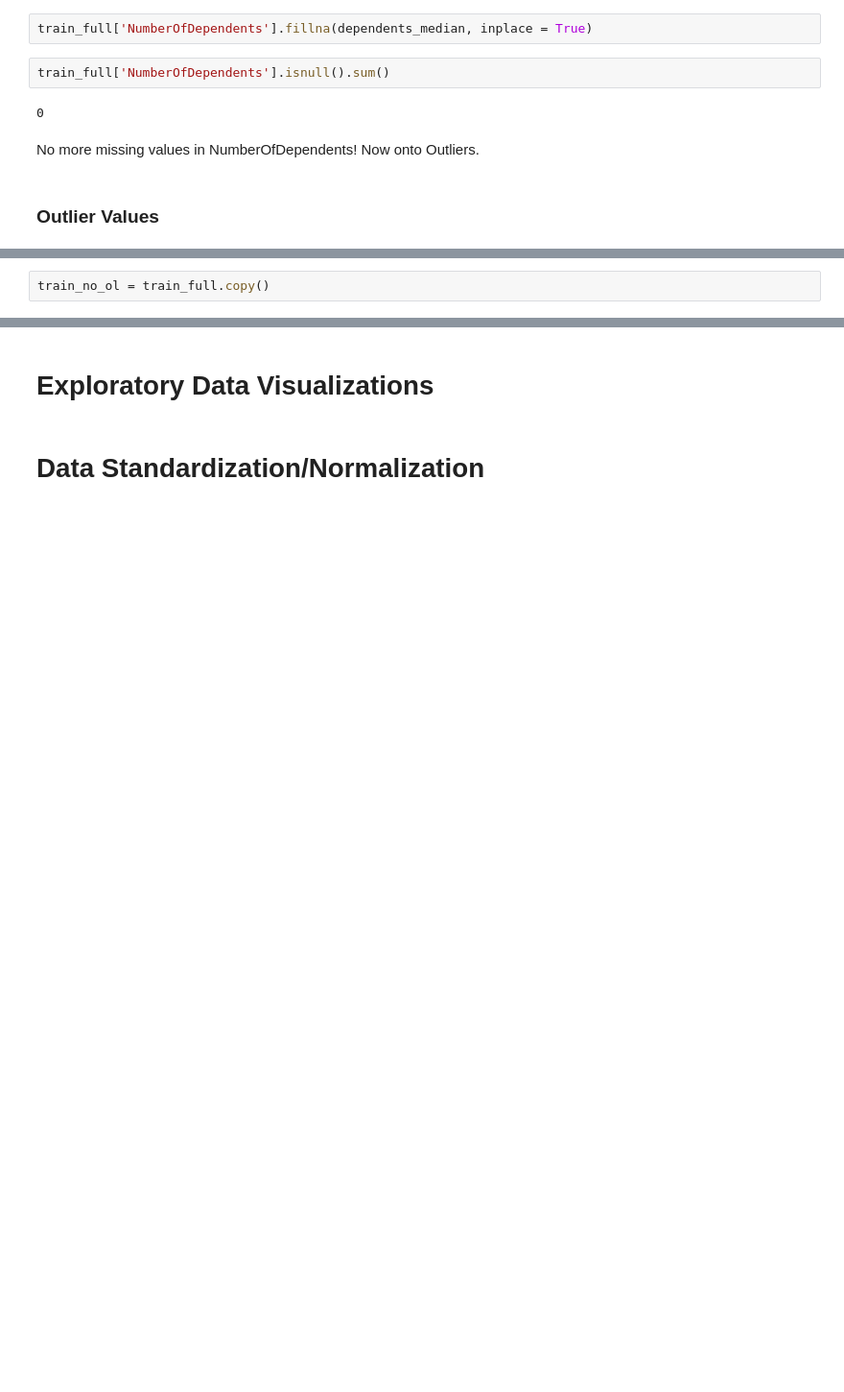
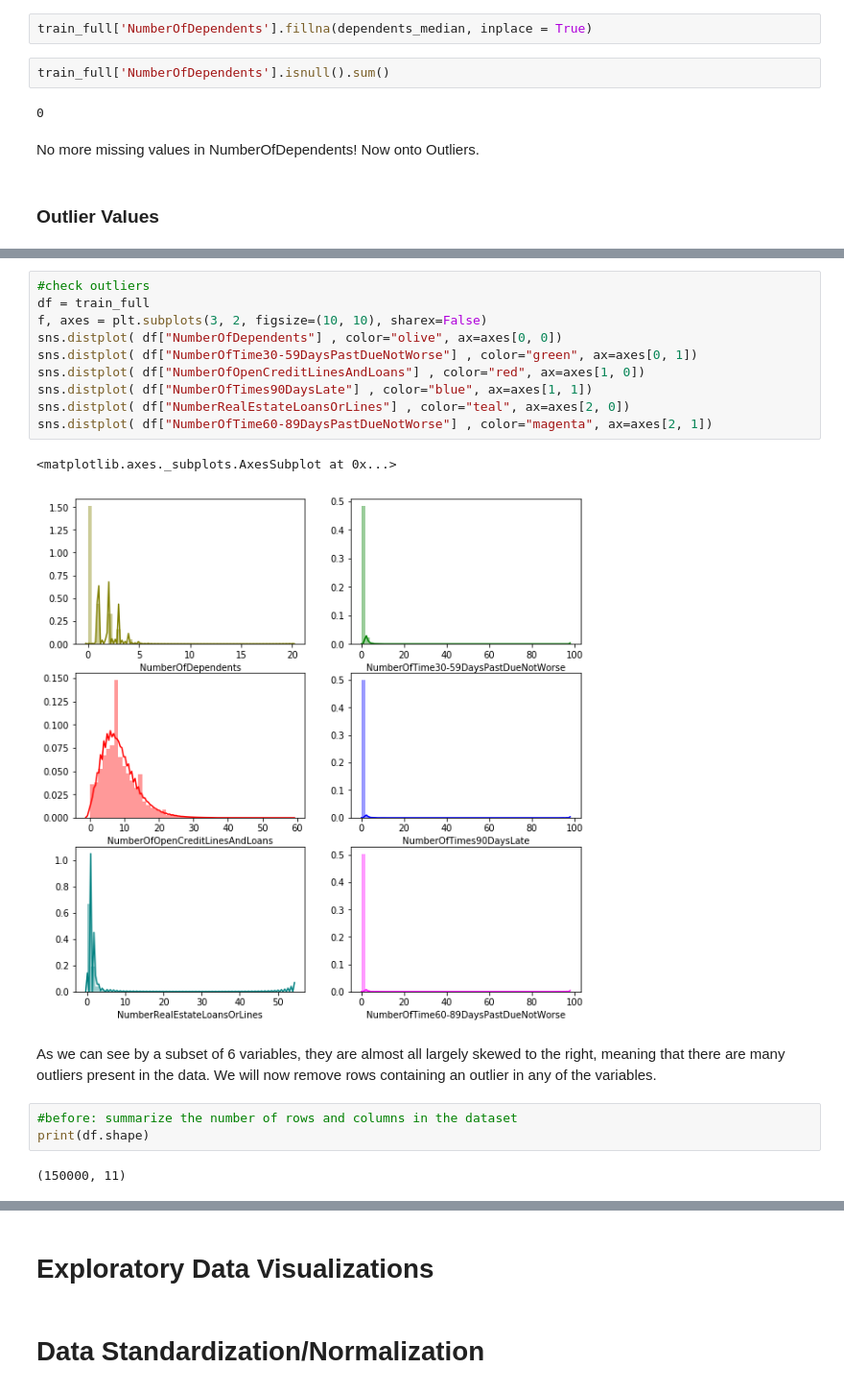
Before and after one commit to abender14/Blockchain-Capstone, a Jupyter notebook: CAPSTONE/ML_Model.ipynb, the cells around one changed output, grey strips where cells are left out. Shown: that part at 96% size. Saved outputs shown, nothing was run; the diff lists cells and outputs as text; blank space fills up the shorter version.

```diff
--- a/CAPSTONE/ML_Model.ipynb
+++ b/CAPSTONE/ML_Model.ipynb
@@ -244,3 +209,21 @@ for i in train_no_ol.columns:
-# %%
-train_no_ol = train_full.copy()
+# %%
+#check outliers
+df = train_full
+f, axes = plt.subplots(3, 2, figsize=(10, 10), sharex=False)
+sns.distplot( df["NumberOfDependents"] , color="olive", ax=axes[0, 0])
+sns.distplot( df["NumberOfTime30-59DaysPastDueNotWorse"] , color="green", ax=axes[0, 1])
+sns.distplot( df["NumberOfOpenCreditLinesAndLoans"] , color="red", ax=axes[1, 0])
+sns.distplot( df["NumberOfTimes90DaysLate"] , color="blue", ax=axes[1, 1])
+sns.distplot( df["NumberRealEstateLoansOrLines"] , color="teal", ax=axes[2, 0])
+sns.distplot( df["NumberOfTime60-89DaysPastDueNotWorse"] , color="magenta", ax=axes[2, 1])
+# %% [output]
+<matplotlib.axes._subplots.AxesSubplot at 0x...>
+[figure, added]
+# %% [markdown]
+As we can see by a subset of 6 variables, they are almost all largely skewed to the right, meaning that there are many outliers present in the data. We will now remove rows containing an outlier in any of the variables.
+# %%
+#before: summarize the number of rows and columns in the dataset
+print(df.shape)
+# %% [output]
+(150000, 11)
 # %%
```
Also changed, not shown: parts of 21 cells of this notebook.
